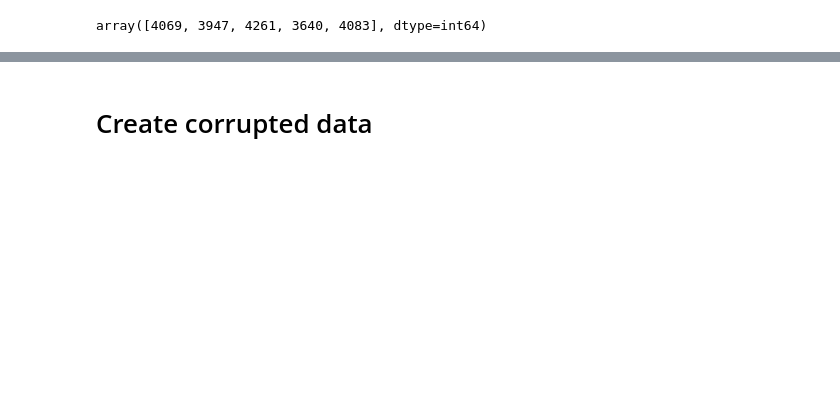
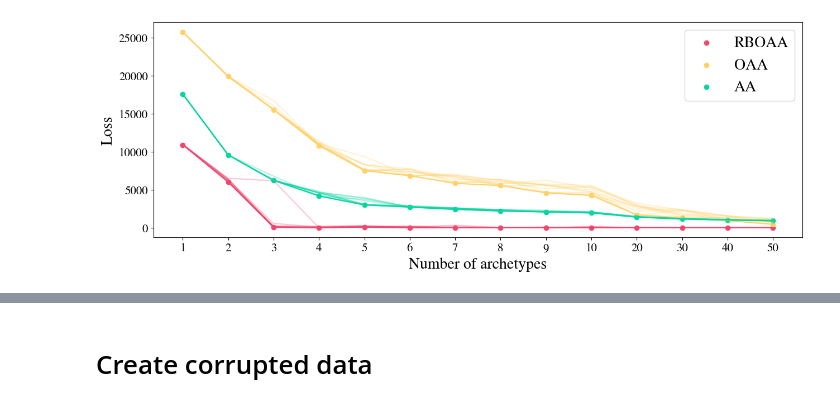
Before and after one commit to Maplewarrior/OrdinalArchetypalAnalysis, a Jupyter notebook: playground_Emilie.ipynb, the cells around one changed output, grey strips where cells are left out. Drawn from its saved outputs; the diff is of its cells as text; code cells hidden in the pictures; blank space fills up the shorter version.

Commit message:
OSM complex

```diff
--- a/playground_Emilie.ipynb
+++ b/playground_Emilie.ipynb
@@ -65,3 +21,8 @@ data[data.Country == "GB"]
+# %%
+import matplotlib
+
+matplotlib.rcParams['mathtext.fontset'] = 'stix'
+matplotlib.rcParams['font.family'] = 'STIXGeneral'
 # %%
 my_pallette = {'AA': "#EF476F", 'OAA': "#FFD166", 'RBOAA': "#06D6A0","TSOAA" : "#073B4C"}
 # %%
@@ -76,7 +37,7 @@ np.save('SyntheticData/1000_respondents/Data_naive_largeX.npy',synthetic_data_na
 np.save('SyntheticData/50_respondents/Data_naive_smallX.npy',synthetic_data_naive_small.X)
 # %%
 idx, counts = np.unique(synthetic_data_naive_large.X, return_counts=True)
-# %%
-counts
-# %% [output]
-array([4069, 3947, 4261, 3640, 4083], dtype=int64)
+# %%
+loss_archetype_plot('synthetic_results/1000_results_complex\All_AA_results.json')
+# %% [output]
+[figure, added]
```
Also changed, not shown: parts of 22 cells of this notebook, 6 other files.
